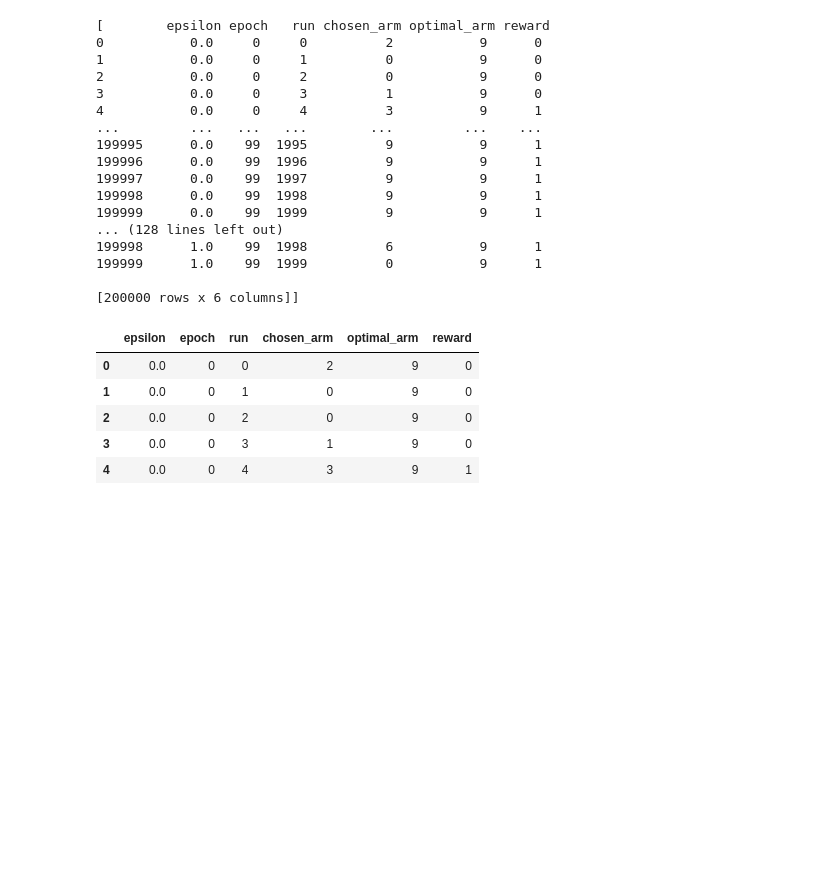
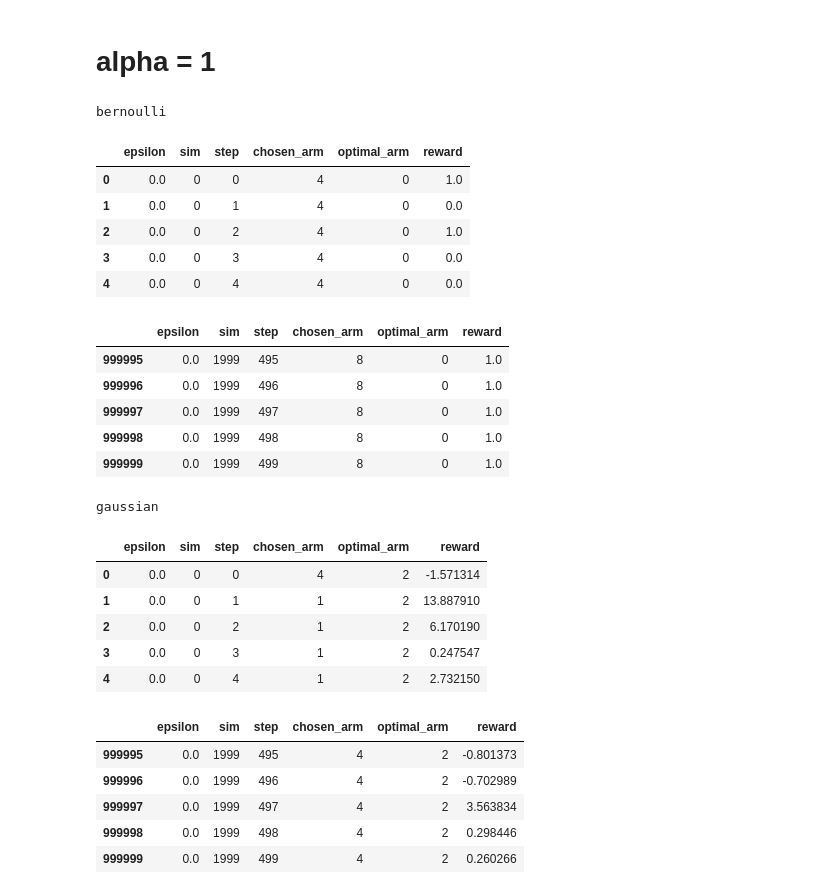
Before and after one commit to sungwoopark95/rl-practice, a Jupyter notebook: bandit/classic-bandit/Analysis.ipynb, the cells around one changed output. Drawn from its saved outputs; the diff is of its cells as text; code cells hidden in the pictures; blank space fills up the shorter version.

```diff
--- a/bandit/classic-bandit/Analysis.ipynb
+++ b/bandit/classic-bandit/Analysis.ipynb
@@ -11,32 +50,45 @@ cfg.py          mab.py                               __pycache__
+# %% [markdown]
+# alpha = 1
 # %%
-with open("./eGreedyMAB_100_2000_1.0_results.pkl", 'rb') as f:
-    results = pickle.load(f)
+with open("./eGreedyMAB_2000_500_BernoulliArm_results.pkl", 'rb') as f:
+    bernoulli = pickle.load(f)
 
-print(results)
+with open("./eGreedyMAB_2000_500_GaussianArm_results.pkl", 'rb') as f:
+    gaussian = pickle.load(f)
-# %% [output]
-[        epsilon epoch   run chosen_arm optimal_arm reward
-0           0.0     0     0          2           9      0
-1           0.0     0     1          0           9      0
-2           0.0     0     2          0           9      0
-3           0.0     0     3          1           9      0
-4           0.0     0     4          3           9      1
-...         ...   ...   ...        ...         ...    ...
-199995      0.0    99  1995          9           9      1
-199996      0.0    99  1996          9           9      1
-199997      0.0    99  1997          9           9      1
-199998      0.0    99  1998          9           9      1
-199999      0.0    99  1999          9           9      1
-... (128 lines left out)
-199998      1.0    99  1998          6           9      1
-199999      1.0    99  1999          0           9      1
-
-[200000 rows x 6 columns]]
 # %%
-results[0].head()
+print('bernoulli')
+display(bernoulli[0].head())
+print()
+display(bernoulli[0].tail())
+print()
+print('gaussian')
+display(gaussian[0].head())
+print()
+display(gaussian[0].tail())
 # %% [output]
+bernoulli
-|  | epsilon | epoch | run | chosen_arm | optimal_arm | reward |
-| 0 | 0.0 | 0 | 0 | 2 | 9 | 0 |
-| 1 | 0.0 | 0 | 1 | 0 | 9 | 0 |
-| 2 | 0.0 | 0 | 2 | 0 | 9 | 0 |
-| 3 | 0.0 | 0 | 3 | 1 | 9 | 0 |
-| 4 | 0.0 | 0 | 4 | 3 | 9 | 1 |
+|  | epsilon | sim | step | chosen_arm | optimal_arm | reward |
+| 0 | 0.0 | 0 | 0 | 4 | 0 | 1.0 |
+| 1 | 0.0 | 0 | 1 | 4 | 0 | 0.0 |
+| 2 | 0.0 | 0 | 2 | 4 | 0 | 1.0 |
+| 3 | 0.0 | 0 | 3 | 4 | 0 | 0.0 |
+| 4 | 0.0 | 0 | 4 | 4 | 0 | 0.0 |
+|  | epsilon | sim | step | chosen_arm | optimal_arm | reward |
+| 999995 | 0.0 | 1999 | 495 | 8 | 0 | 1.0 |
+| 999996 | 0.0 | 1999 | 496 | 8 | 0 | 1.0 |
+| 999997 | 0.0 | 1999 | 497 | 8 | 0 | 1.0 |
+| 999998 | 0.0 | 1999 | 498 | 8 | 0 | 1.0 |
+| 999999 | 0.0 | 1999 | 499 | 8 | 0 | 1.0 |
+gaussian
+|  | epsilon | sim | step | chosen_arm | optimal_arm | reward |
+| 0 | 0.0 | 0 | 0 | 4 | 2 | -1.571314 |
+| 1 | 0.0 | 0 | 1 | 1 | 2 | 13.887910 |
+| 2 | 0.0 | 0 | 2 | 1 | 2 | 6.170190 |
+| 3 | 0.0 | 0 | 3 | 1 | 2 | 0.247547 |
+| 4 | 0.0 | 0 | 4 | 1 | 2 | 2.732150 |
+|  | epsilon | sim | step | chosen_arm | optimal_arm | reward |
+| 999995 | 0.0 | 1999 | 495 | 4 | 2 | -0.801373 |
+| 999996 | 0.0 | 1999 | 496 | 4 | 2 | -0.702989 |
+| 999997 | 0.0 | 1999 | 497 | 4 | 2 | 3.563834 |
+| 999998 | 0.0 | 1999 | 498 | 4 | 2 | 0.298446 |
+| 999999 | 0.0 | 1999 | 499 | 4 | 2 | 0.260266 |
```
Also changed, not shown: parts of 11 cells of this notebook, 5 other files.
